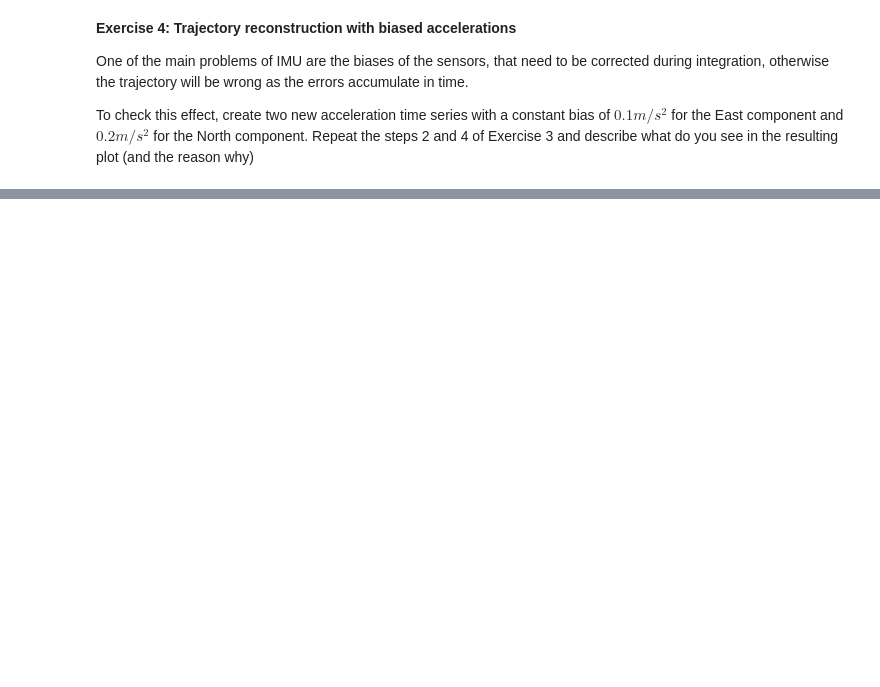
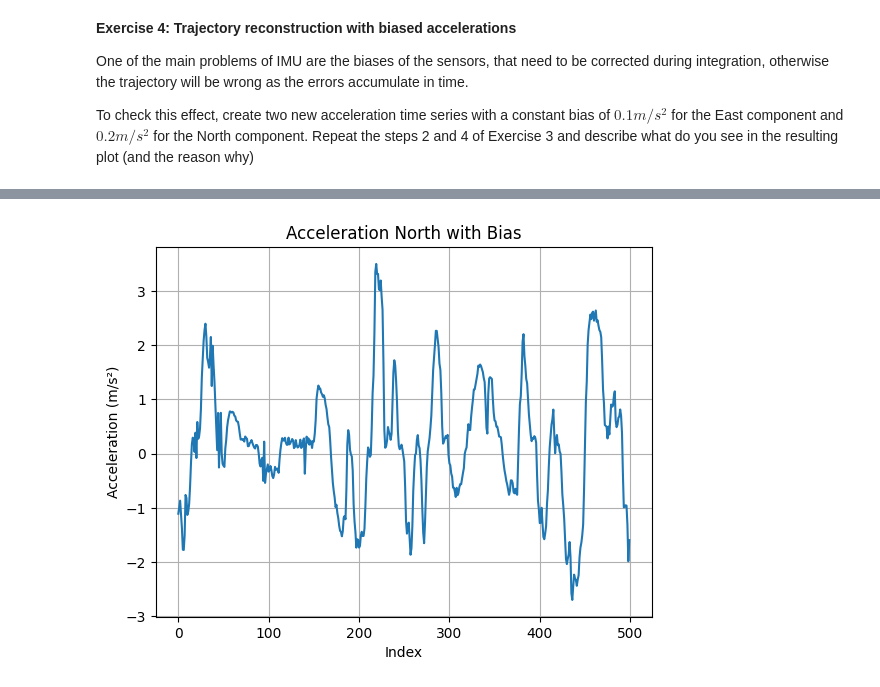
Before and after one commit to FranciscoSagardoyProus/PAI_REPO, a Jupyter notebook: plab/p3_GNSS_IMU.ipynb, the cells around one changed output, grey strips where cells are left out. Cells and saved outputs as stored; diff of their text form; code cells hidden in the pictures; blank space fills up the shorter version.

```diff
--- a/plab/p3_GNSS_IMU.ipynb
+++ b/plab/p3_GNSS_IMU.ipynb
@@ -313,0 +346,11 @@ To check this effect, create two new acceleration time series with a constant bi
+# %%
+aN_biased = 'acceleration_north_biased(m/s2)'
+
+plt.plot(df[aN_biased])
+plt.title("Acceleration North with Bias")
+plt.xlabel("Index")
+plt.ylabel("Acceleration (m/s²)")
+plt.grid()
+plt.show()
+# %% [output]
+[figure, added]
```
Also changed, not shown: parts of 11 cells of this notebook.
